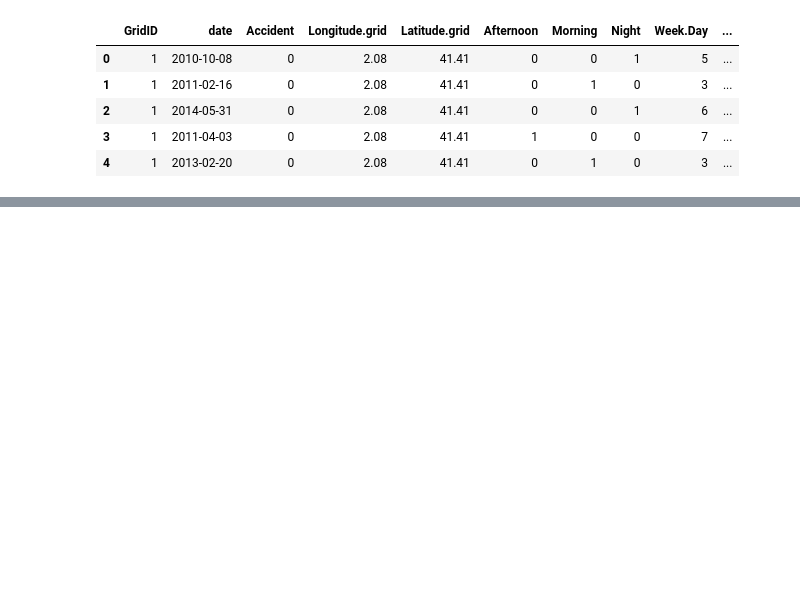
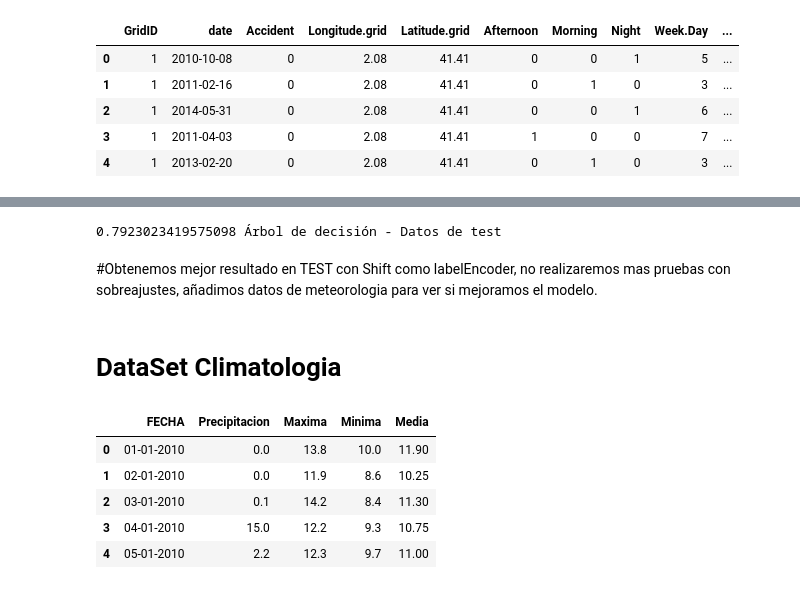
Before and after one commit to jjcarbonell/Accidents-Barcelona, a Jupyter notebook: Practica.ipynb, the cells around one changed output, grey strips where cells are left out. Saved outputs shown, nothing was run; the diff lists cells and outputs as text; code cells hidden in the pictures; blank space fills up the shorter version.

```diff
--- a/Practica.ipynb
+++ b/Practica.ipynb
@@ -136,0 +383,19 @@ Name: Festive, dtype: int64
+# %%
+print(roc_auc_score(y_test, y_test_pred[:, 1]), "Árbol de decisión - Datos de test")
+# %% [output]
+0.7923023419575098 Árbol de decisión - Datos de test
+# %% [markdown]
+#Obtenemos mejor resultado en TEST con Shift como labelEncoder, no realizaremos mas pruebas con sobreajustes, añadimos datos de meteorologia para ver si mejoramos el modelo.
+# %% [markdown]
+# DataSet Climatologia
+# %%
+clima = pd.read_csv('C:\master\datosclima.csv')
+# %%
+clima.head()
+# %% [output]
+|  | FECHA | Precipitacion | Maxima | Minima | Media |
+| 0 | 01-01-2010 | 0.0 | 13.8 | 10.0 | 11.90 |
+| 1 | 02-01-2010 | 0.0 | 11.9 | 8.6 | 10.25 |
+| 2 | 03-01-2010 | 0.1 | 14.2 | 8.4 | 11.30 |
+| 3 | 04-01-2010 | 15.0 | 12.2 | 9.3 | 10.75 |
+| 4 | 05-01-2010 | 2.2 | 12.3 | 9.7 | 11.00 |
```
Also changed, not shown: parts of 75 cells of this notebook.
